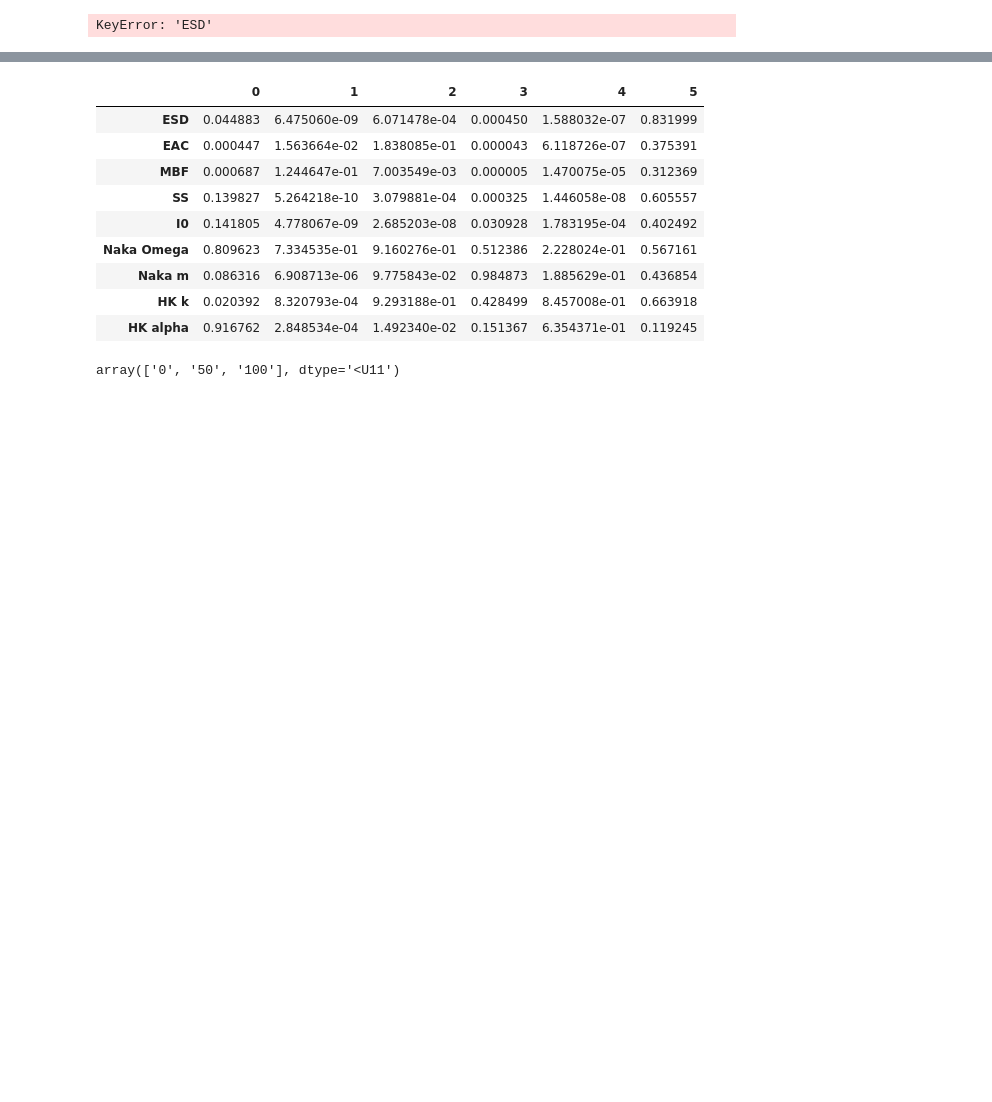
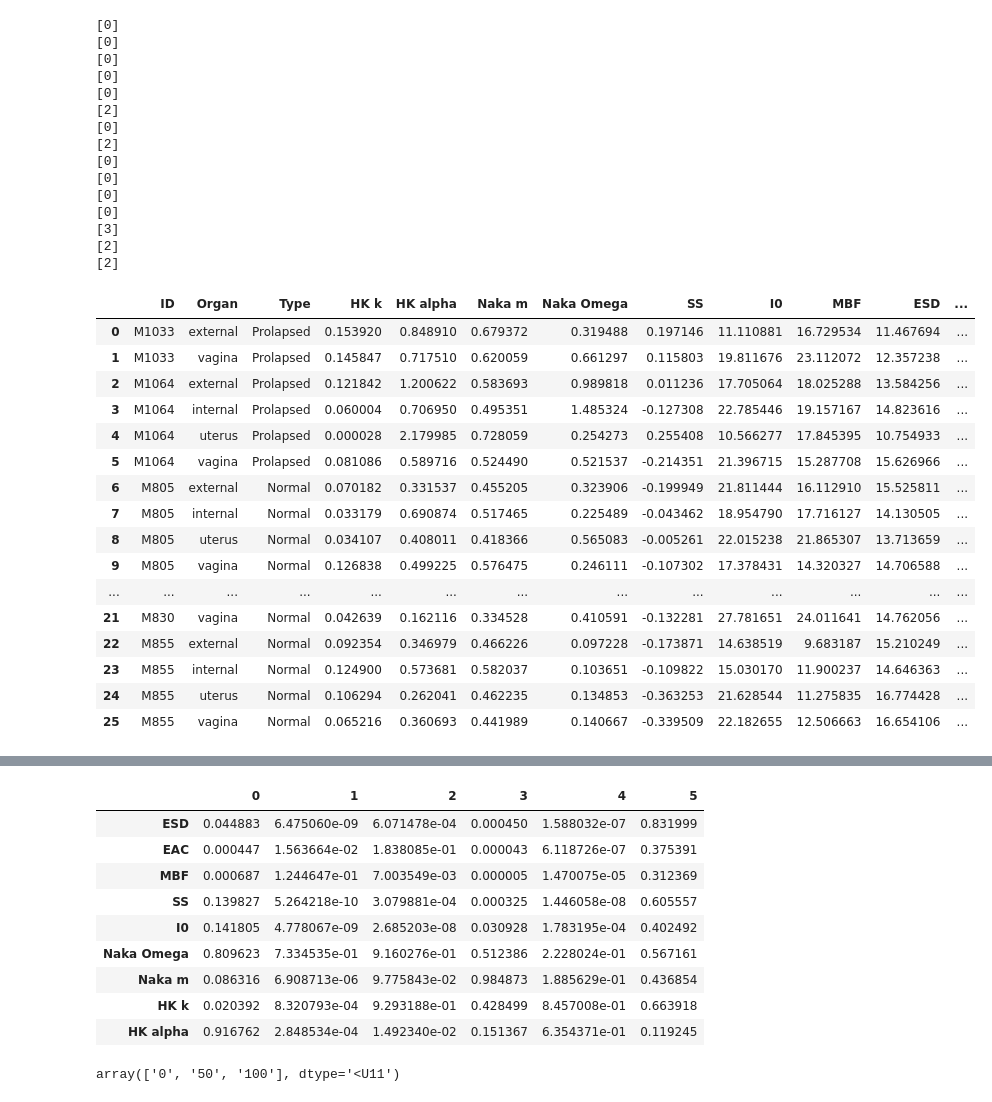
Before and after one commit to bfilab/Repro_QUS, a Jupyter notebook: Python_Scripts/repro_qus_organs.ipynb, the cells around one changed output, grey strips where cells are left out. Cells and saved outputs as stored; diff of their text form; code cells hidden in the pictures; blank space fills up the shorter version.

```diff
--- a/Python_Scripts/repro_qus_organs.ipynb
+++ b/Python_Scripts/repro_qus_organs.ipynb
@@ -38,7 +38,7 @@ key_data = pd.read_csv(key_fid)
 
 # Rename the columns using abbreviations for the parameter names
 new_names = {'HKStructureParam':'HK k','HKScattererClusteringParam':'HK alpha','NakShapeParam':'Naka m','NakScaleFactor':'Naka Omega',
-             'SpectralSlope':'SS','Intercept':'I0','MidbandFit':'MBF','EffectiveScatterersIZE':'ESD','AcousticConcentration':'EAC'}
+             'SpectralSlope':'SS','Intercept':'I0','MidbandFit':'MBF','EffectiveScattererSize':'ESD','AcousticConcentration':'EAC'}
 
 all_data.rename(new_names,axis=1,inplace=True)
 
@@ -75,35 +75,76 @@ all_data.drop(all_data.loc[remove_idx].index,inplace=True)
 # Group by animal
 #all_data.loc[:,'Animal'] = all_data['ID'].str[:5]
 
 # #Specify placentas which do not meet the criteria for inclusion in this study
 #drop_placentas = {'N6_C4_FM','N6_F2','N8_C1_M','P1_C2_M','P2_C1_F','P2_C1_M','P2_C2_F','P2_C2_M','P2_C3_F','P2_C3_M','P2_C4_F','P2_C4_M','P2_C5_F','P2_C5_M','P2_C6_F','P2_C6_M'}
 
 #for drop_p in drop_placentas:
 #    all_data.drop(all_data.loc[all_data['ID'] == drop_p].index,inplace=True)
 
 # Based on the ID string, split into new columns with ID, Day, and Frame #
 #all_data[['ID','Cotyledon','Side']] = all_data['ID'].str.split('_',2,expand=True)
 
 #Group by animal
 #all_data.loc[:,'Type'] = all_data['ID'].str[0:1]
 #all_data['Distance'] = all_data['Distance']*100
 #all_data['Distance'] = all_data['Distance'].astype(int)
 #all_data['Distance'] = all_data['Distance'].astype(str)
 #all_data
 
 rp = [(230,171,36),(0,158,115),(173,111,214)]
 rp = list(tuple(ti/256 for ti in t) for t in rp)
 
 #in_data = all_data[all_data['Side'] == 'F']
 ids = key_data.ID
 
 for i in ids:
-    i
+    i_str = 'M' + str(i)
+    g = key_data[key_data['ID'] == i]['Grade'].values
+    print(g)
 
+    if g > 0:
+        all_data.loc[all_data['ID'] == i_str,'Type'] = 'Prolapsed'
+    else:
+        all_data.loc[all_data['ID'] == i_str,'Type'] = 'Normal'
+
+in_data = all_data.groupby(['ID','Organ','Type'],as_index = False).mean()
+
+in_data
 
 #in_data
 # %% [output]
-KeyError: 'ESD'
+[0]
+[0]
+[0]
+[0]
+[0]
+[2]
+[0]
+[2]
+[0]
+[0]
+[0]
+[0]
+[3]
+[2]
+[2]
+|  | ID | Organ | Type | HK k | HK alpha | Naka m | Naka Omega | SS | I0 | MBF | ESD | ... |
+| 0 | M1033 | external | Prolapsed | 0.153920 | 0.848910 | 0.679372 | 0.319488 | 0.197146 | 11.110881 | 16.729534 | 11.467694 | ... |
+| 1 | M1033 | vagina | Prolapsed | 0.145847 | 0.717510 | 0.620059 | 0.661297 | 0.115803 | 19.811676 | 23.112072 | 12.357238 | ... |
+| 2 | M1064 | external | Prolapsed | 0.121842 | 1.200622 | 0.583693 | 0.989818 | 0.011236 | 17.705064 | 18.025288 | 13.584256 | ... |
+| 3 | M1064 | internal | Prolapsed | 0.060004 | 0.706950 | 0.495351 | 1.485324 | -0.127308 | 22.785446 | 19.157167 | 14.823616 | ... |
+| 4 | M1064 | uterus | Prolapsed | 0.000028 | 2.179985 | 0.728059 | 0.254273 | 0.255408 | 10.566277 | 17.845395 | 10.754933 | ... |
+| 5 | M1064 | vagina | Prolapsed | 0.081086 | 0.589716 | 0.524490 | 0.521537 | -0.214351 | 21.396715 | 15.287708 | 15.626966 | ... |
+| 6 | M805 | external | Normal | 0.070182 | 0.331537 | 0.455205 | 0.323906 | -0.199949 | 21.811444 | 16.112910 | 15.525811 | ... |
+| 7 | M805 | internal | Normal | 0.033179 | 0.690874 | 0.517465 | 0.225489 | -0.043462 | 18.954790 | 17.716127 | 14.130505 | ... |
+| 8 | M805 | uterus | Normal | 0.034107 | 0.408011 | 0.418366 | 0.565083 | -0.005261 | 22.015238 | 21.865307 | 13.713659 | ... |
+| 9 | M805 | vagina | Normal | 0.126838 | 0.499225 | 0.576475 | 0.246111 | -0.107302 | 17.378431 | 14.320327 | 14.706588 | ... |
+| ... | ... | ... | ... | ... | ... | ... | ... | ... | ... | ... | ... | ... |
+| 21 | M830 | vagina | Normal | 0.042639 | 0.162116 | 0.334528 | 0.410591 | -0.132281 | 27.781651 | 24.011641 | 14.762056 | ... |
+| 22 | M855 | external | Normal | 0.092354 | 0.346979 | 0.466226 | 0.097228 | -0.173871 | 14.638519 | 9.683187 | 15.210249 | ... |
+| 23 | M855 | internal | Normal | 0.124900 | 0.573681 | 0.582037 | 0.103651 | -0.109822 | 15.030170 | 11.900237 | 14.646363 | ... |
+| 24 | M855 | uterus | Normal | 0.106294 | 0.262041 | 0.462235 | 0.134853 | -0.363253 | 21.628544 | 11.275835 | 16.774428 | ... |
+| 25 | M855 | vagina | Normal | 0.065216 | 0.360693 | 0.441989 | 0.140667 | -0.339509 | 22.182655 | 12.506663 | 16.654106 | ... |
 # %%
 #corr_data = in_data.groupby(['Type','Animal','Distance'],as_index = False).mean()
 #corr_data
```
Also changed, not shown: parts of 4 cells of this notebook, 4 other files.
